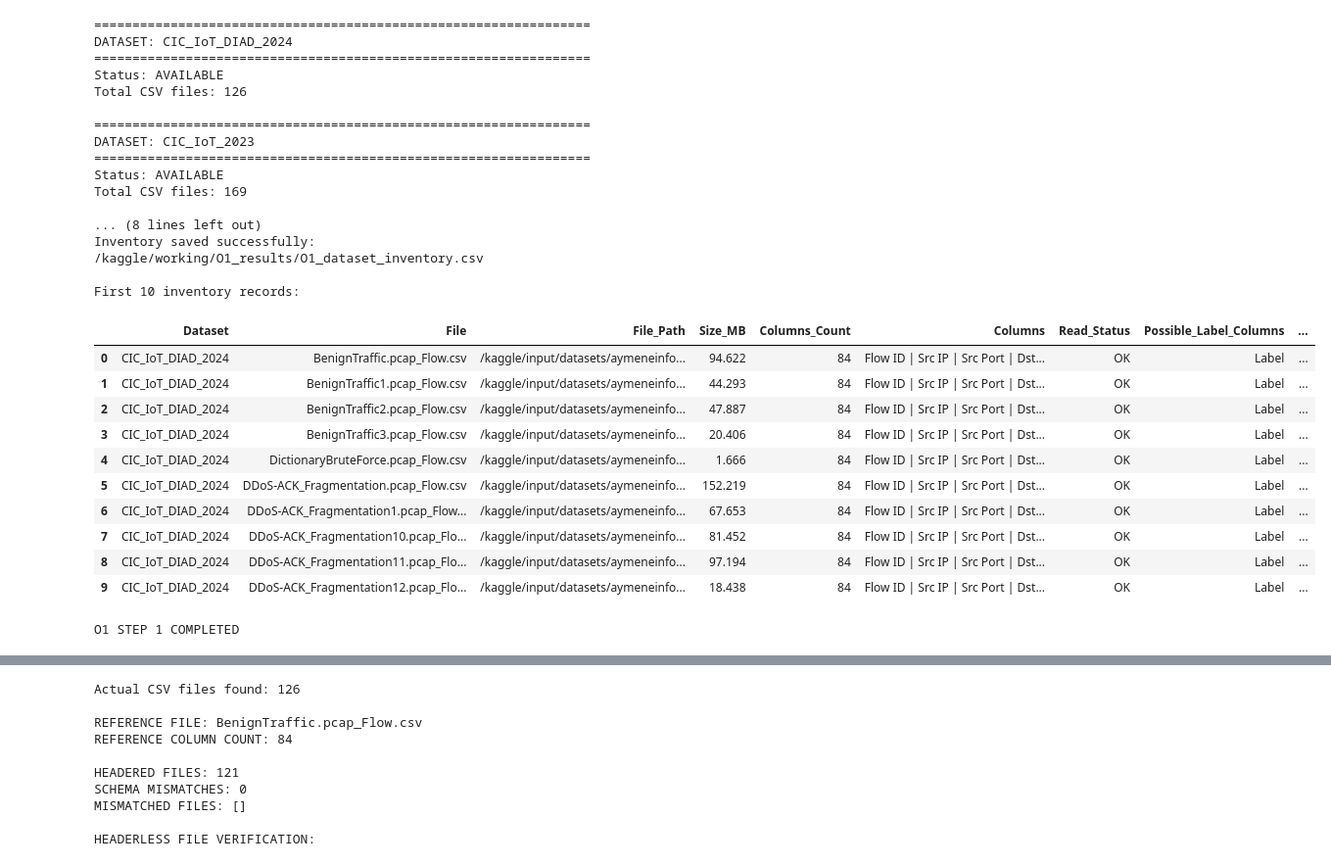
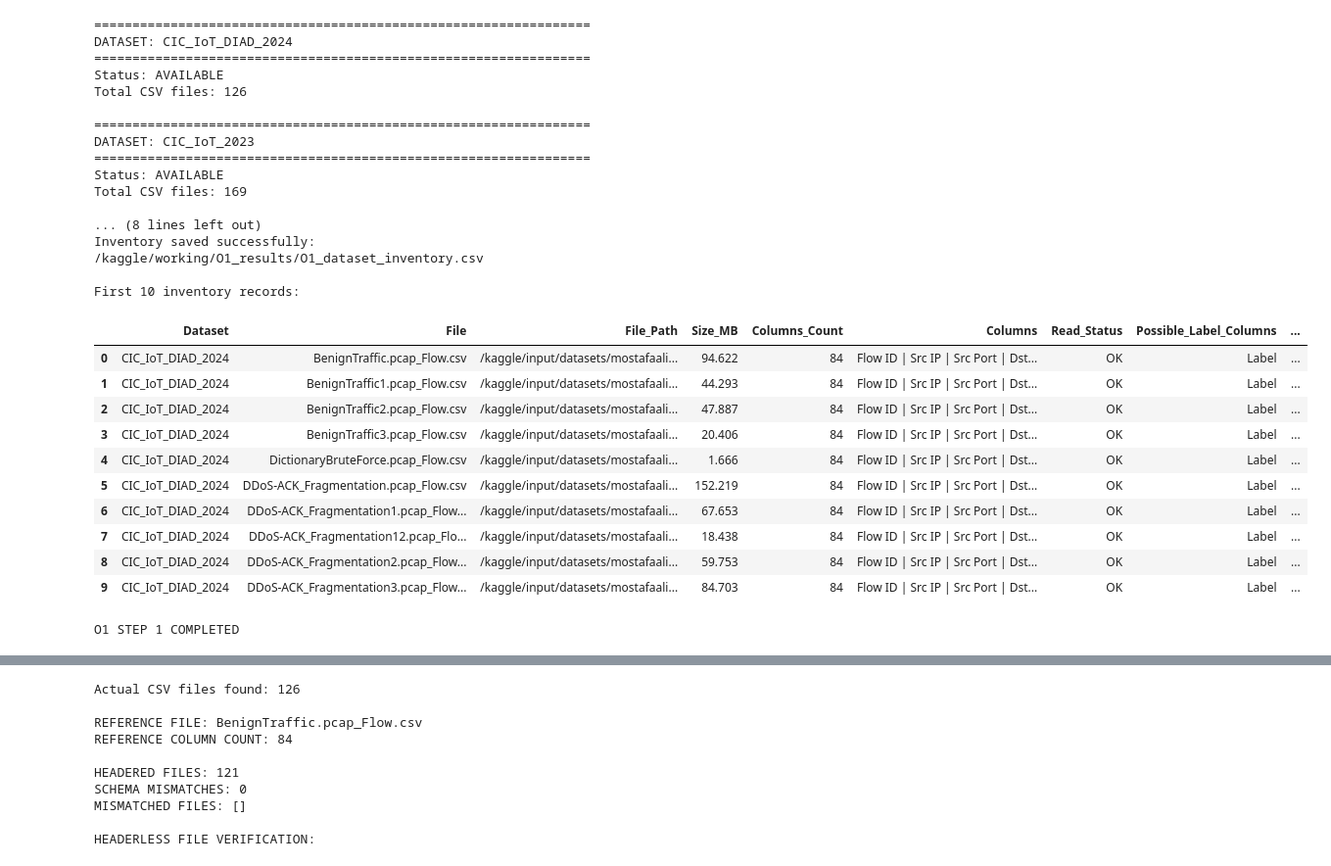
Before and after one commit to aendris18/connect-the-dots, a Jupyter notebook: iot-intrusion-2.ipynb, the cells around one changed output, grey strips where cells are left out. Shown at 98% size. Saved outputs shown, nothing was run; the diff lists cells and outputs as text; code cells hidden in the pictures.

Commit message:
Kaggle Notebook | iot intrusion 2 | Version 4

```diff
--- a/iot-intrusion-2.ipynb
+++ b/iot-intrusion-2.ipynb
@@ -56,7 +56,7 @@ import numpy as np
 # 1. DATASET PATHS
 # ------------------------------------------------------------
 
-DIAD_PATH = "/kaggle/input/datasets/aymeneinformatique/cic-diad-new-2024"
+DIAD_PATH = "/kaggle/input/datasets/mostafaaliogab/cic-iot-diad-2024-dataset"
 
 IOT23_PATH = "/kaggle/input/datasets/akashdogra/cic-iot-2023"
 
@@ -192,43 +192,43 @@ inventory_file = os.path.join(
 )
 
 inventory_df.to_csv(inventory_file, index=False)
 
 print("\nInventory saved successfully:")
 print(inventory_file)
 
 print("\nFirst 10 inventory records:")
 display(inventory_df.head(10))
 
 print("\nO1 STEP 1 COMPLETED")
 # %% [output]
 =================================================================
 DATASET: CIC_IoT_DIAD_2024
 =================================================================
 Status: AVAILABLE
 Total CSV files: 126
 
 =================================================================
 DATASET: CIC_IoT_2023
 =================================================================
 Status: AVAILABLE
 Total CSV files: 169
 
 ... (8 lines left out)
 Inventory saved successfully:
 /kaggle/working/O1_results/O1_dataset_inventory.csv
 
 First 10 inventory records:
 |  | Dataset | File | File_Path | Size_MB | Columns_Count | Columns | Read_Status | Possible_Label_Columns | ... |
-| 0 | CIC_IoT_DIAD_2024 | BenignTraffic.pcap_Flow.csv | /kaggle/input/datasets/aymeneinfo... | 94.622 | 84 | Flow ID | Src IP | Src Port | Dst... | OK | Label | ... |
-| 1 | CIC_IoT_DIAD_2024 | BenignTraffic1.pcap_Flow.csv | /kaggle/input/datasets/aymeneinfo... | 44.293 | 84 | Flow ID | Src IP | Src Port | Dst... | OK | Label | ... |
-| 2 | CIC_IoT_DIAD_2024 | BenignTraffic2.pcap_Flow.csv | /kaggle/input/datasets/aymeneinfo... | 47.887 | 84 | Flow ID | Src IP | Src Port | Dst... | OK | Label | ... |
-| 3 | CIC_IoT_DIAD_2024 | BenignTraffic3.pcap_Flow.csv | /kaggle/input/datasets/aymeneinfo... | 20.406 | 84 | Flow ID | Src IP | Src Port | Dst... | OK | Label | ... |
-| 4 | CIC_IoT_DIAD_2024 | DictionaryBruteForce.pcap_Flow.csv | /kaggle/input/datasets/aymeneinfo... | 1.666 | 84 | Flow ID | Src IP | Src Port | Dst... | OK | Label | ... |
-| 5 | CIC_IoT_DIAD_2024 | DDoS-ACK_Fragmentation.pcap_Flow.csv | /kaggle/input/datasets/aymeneinfo... | 152.219 | 84 | Flow ID | Src IP | Src Port | Dst... | OK | Label | ... |
-| 6 | CIC_IoT_DIAD_2024 | DDoS-ACK_Fragmentation1.pcap_Flow... | /kaggle/input/datasets/aymeneinfo... | 67.653 | 84 | Flow ID | Src IP | Src Port | Dst... | OK | Label | ... |
-| 7 | CIC_IoT_DIAD_2024 | DDoS-ACK_Fragmentation10.pcap_Flo... | /kaggle/input/datasets/aymeneinfo... | 81.452 | 84 | Flow ID | Src IP | Src Port | Dst... | OK | Label | ... |
-| 8 | CIC_IoT_DIAD_2024 | DDoS-ACK_Fragmentation11.pcap_Flo... | /kaggle/input/datasets/aymeneinfo... | 97.194 | 84 | Flow ID | Src IP | Src Port | Dst... | OK | Label | ... |
-| 9 | CIC_IoT_DIAD_2024 | DDoS-ACK_Fragmentation12.pcap_Flo... | /kaggle/input/datasets/aymeneinfo... | 18.438 | 84 | Flow ID | Src IP | Src Port | Dst... | OK | Label | ... |
+| 0 | CIC_IoT_DIAD_2024 | BenignTraffic.pcap_Flow.csv | /kaggle/input/datasets/mostafaali... | 94.622 | 84 | Flow ID | Src IP | Src Port | Dst... | OK | Label | ... |
+| 1 | CIC_IoT_DIAD_2024 | BenignTraffic1.pcap_Flow.csv | /kaggle/input/datasets/mostafaali... | 44.293 | 84 | Flow ID | Src IP | Src Port | Dst... | OK | Label | ... |
+| 2 | CIC_IoT_DIAD_2024 | BenignTraffic2.pcap_Flow.csv | /kaggle/input/datasets/mostafaali... | 47.887 | 84 | Flow ID | Src IP | Src Port | Dst... | OK | Label | ... |
+| 3 | CIC_IoT_DIAD_2024 | BenignTraffic3.pcap_Flow.csv | /kaggle/input/datasets/mostafaali... | 20.406 | 84 | Flow ID | Src IP | Src Port | Dst... | OK | Label | ... |
+| 4 | CIC_IoT_DIAD_2024 | DictionaryBruteForce.pcap_Flow.csv | /kaggle/input/datasets/mostafaali... | 1.666 | 84 | Flow ID | Src IP | Src Port | Dst... | OK | Label | ... |
+| 5 | CIC_IoT_DIAD_2024 | DDoS-ACK_Fragmentation.pcap_Flow.csv | /kaggle/input/datasets/mostafaali... | 152.219 | 84 | Flow ID | Src IP | Src Port | Dst... | OK | Label | ... |
+| 6 | CIC_IoT_DIAD_2024 | DDoS-ACK_Fragmentation1.pcap_Flow... | /kaggle/input/datasets/mostafaali... | 67.653 | 84 | Flow ID | Src IP | Src Port | Dst... | OK | Label | ... |
+| 7 | CIC_IoT_DIAD_2024 | DDoS-ACK_Fragmentation12.pcap_Flo... | /kaggle/input/datasets/mostafaali... | 18.438 | 84 | Flow ID | Src IP | Src Port | Dst... | OK | Label | ... |
+| 8 | CIC_IoT_DIAD_2024 | DDoS-ACK_Fragmentation2.pcap_Flow... | /kaggle/input/datasets/mostafaali... | 59.753 | 84 | Flow ID | Src IP | Src Port | Dst... | OK | Label | ... |
+| 9 | CIC_IoT_DIAD_2024 | DDoS-ACK_Fragmentation3.pcap_Flow... | /kaggle/input/datasets/mostafaali... | 84.703 | 84 | Flow ID | Src IP | Src Port | Dst... | OK | Label | ... |
 O1 STEP 1 COMPLETED
 # %%
 
```
Also changed, not shown: parts of 44 cells of this notebook.
